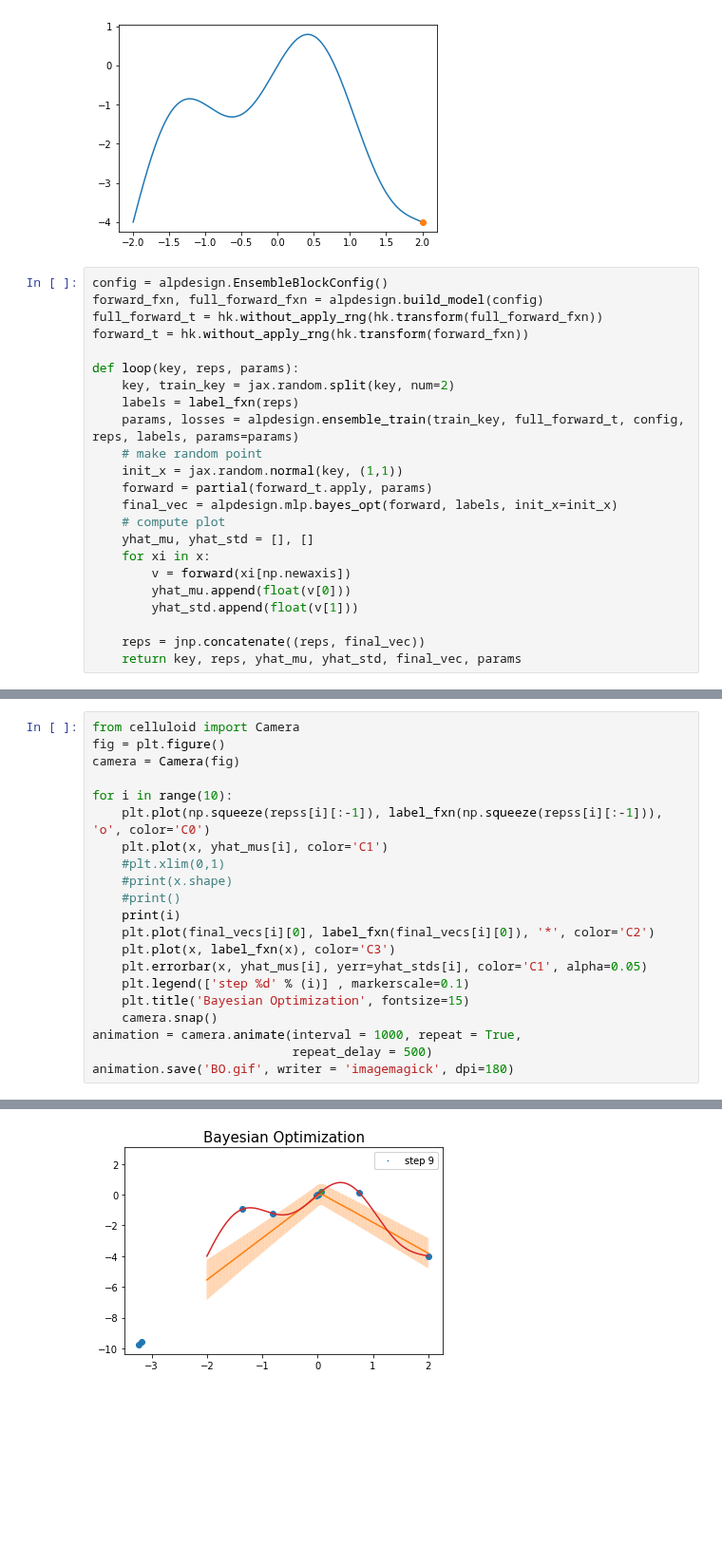
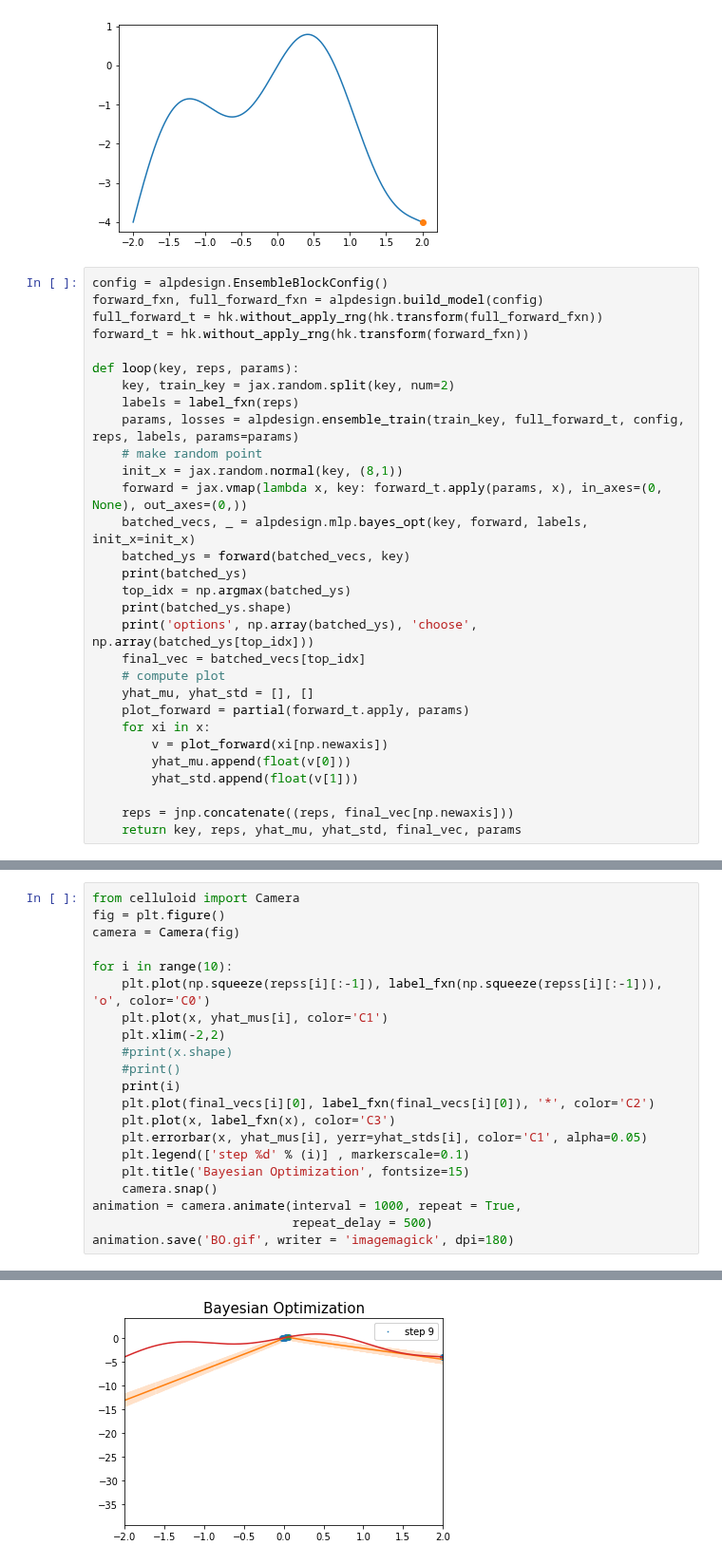
Before and after one commit to ur-whitelab/wazy, a Jupyter notebook: paper/Bayesian-Opt Sine.ipynb, the cells around one changed output, grey strips where cells are left out. Shown at 95% size. Saved outputs shown, nothing was run; the diff lists cells and outputs as text; blank space fills up the shorter version.

```diff
--- a/paper/Bayesian-Opt Sine.ipynb
+++ b/paper/Bayesian-Opt Sine.ipynb
@@ -32,17 +32,24 @@ def loop(key, reps, params):
     labels = label_fxn(reps)
     params, losses = alpdesign.ensemble_train(train_key, full_forward_t, config, reps, labels, params=params)
     # make random point
-    init_x = jax.random.normal(key, (1,1))
-    forward = partial(forward_t.apply, params)
-    final_vec = alpdesign.mlp.bayes_opt(forward, labels, init_x=init_x)
+    init_x = jax.random.normal(key, (8,1))
+    forward = jax.vmap(lambda x, key: forward_t.apply(params, x), in_axes=(0, None), out_axes=(0,))
+    batched_vecs, _ = alpdesign.mlp.bayes_opt(key, forward, labels, init_x=init_x)
+    batched_ys = forward(batched_vecs, key)
+    print(batched_ys)
+    top_idx = np.argmax(batched_ys)
+    print(batched_ys.shape)
+    print('options', np.array(batched_ys), 'choose', np.array(batched_ys[top_idx]))
+    final_vec = batched_vecs[top_idx]
     # compute plot
     yhat_mu, yhat_std = [], []
+    plot_forward = partial(forward_t.apply, params)
     for xi in x:
-        v = forward(xi[np.newaxis])
+        v = plot_forward(xi[np.newaxis])
         yhat_mu.append(float(v[0]))
         yhat_std.append(float(v[1]))
 
-    reps = jnp.concatenate((reps, final_vec))
+    reps = jnp.concatenate((reps, final_vec[np.newaxis]))
     return key, reps, yhat_mu, yhat_std, final_vec, params
 # %%
 key = jax.random.PRNGKey(0)
@@ -85,32 +74,32 @@ for i in range(10):
 from celluloid import Camera
 fig = plt.figure()
 camera = Camera(fig)
 
 for i in range(10):
     plt.plot(np.squeeze(repss[i][:-1]), label_fxn(np.squeeze(repss[i][:-1])), 'o', color='C0')
     plt.plot(x, yhat_mus[i], color='C1')
-    #plt.xlim(0,1)
+    plt.xlim(-2,2)
     #print(x.shape)
     #print()
     print(i)
     plt.plot(final_vecs[i][0], label_fxn(final_vecs[i][0]), '*', color='C2')
     plt.plot(x, label_fxn(x), color='C3')
     plt.errorbar(x, yhat_mus[i], yerr=yhat_stds[i], color='C1', alpha=0.05)
     plt.legend(['step %d' % (i)] , markerscale=0.1)
     plt.title('Bayesian Optimization', fontsize=15)
     camera.snap()
 animation = camera.animate(interval = 1000, repeat = True,
                            repeat_delay = 500)
 animation.save('BO.gif', writer = 'imagemagick', dpi=180)
 # %% [output]
 0
 1
 2
 3
 4
 5
 6
 7
 8
 9
-[figure, old version]
+[figure, new version]
```
Also changed, not shown: parts of 1 cell of this notebook, 1 other file.
